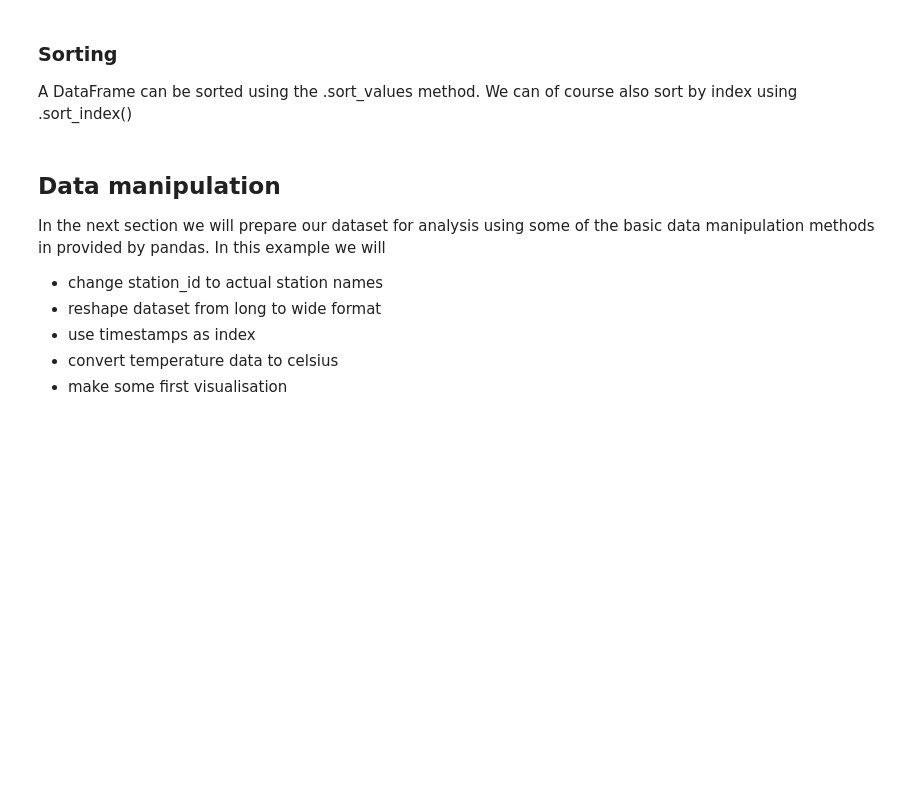
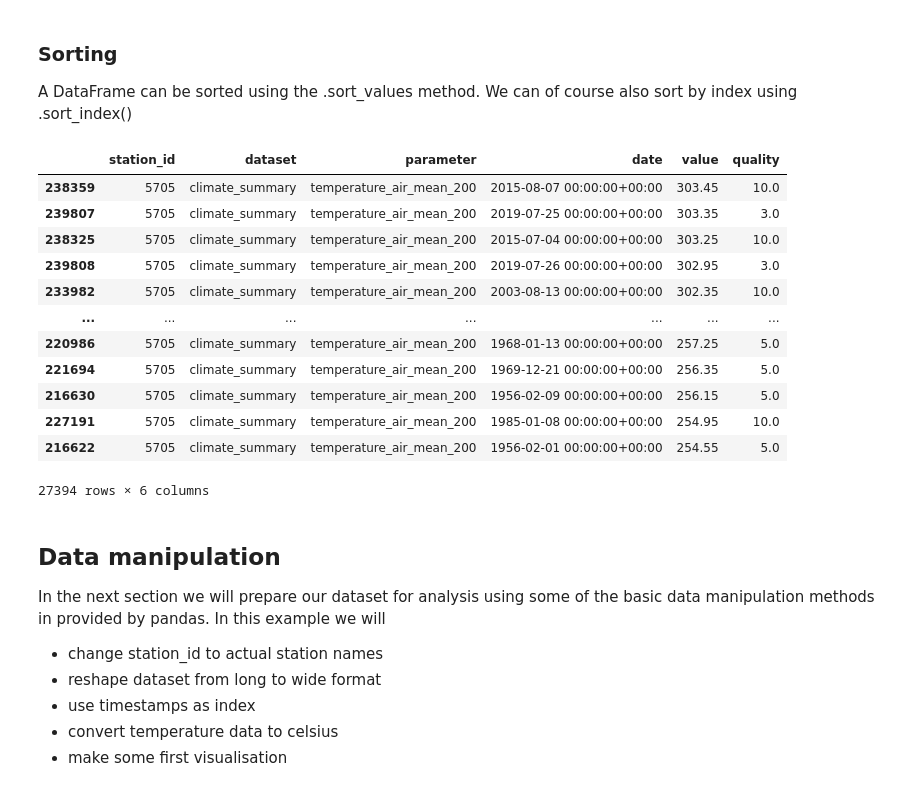
Before and after one commit to Subarno2098/EAGLE-GitHub, a Jupyter notebook: Spatial_Python_2023/02_DataAnalysis.ipynb, the cells around one changed output. Drawn from its saved outputs; the diff is of its cells as text; code cells hidden in the pictures; blank space fills up the shorter version.

```diff
--- a/Spatial_Python_2023/02_DataAnalysis.ipynb
+++ b/Spatial_Python_2023/02_DataAnalysis.ipynb
@@ -103,7 +155,7 @@ Much more often, you'll have a dataset you want to read into a DataFrame. Lets r
 # %%
 import pandas as pd
 
-df = pd.read_csv('../Data/nonspatial/station_data.csv', sep=',')
+df = pd.read_csv('station_data.csv', sep=',')
 df
 # %% [output]
 |  | station_id | dataset | parameter | date | value | quality |
@@ -327,9 +453,23 @@ A DataFrame can be sorted using the .sort_values method. We can of course also s
 # %%
 
 temp_wue = df.loc[(df['station_id'] == 5705) & (df['parameter'] == 'temperature_air_mean_200') ]
 
-temp_wue.sort_values(by = 'value')                   #Order rows by values of a column (low to high).
+# temp_wue.sort_values(by = 'value')                   #Order rows by values of a column (low to high).
 temp_wue.sort_values(by = 'value', ascending=False)   #Order rows by values of a column (high to low).
+# %% [output]
+|  | station_id | dataset | parameter | date | value | quality |
+| 238359 | 5705 | climate_summary | temperature_air_mean_200 | 2015-08-07 00:00:00+00:00 | 303.45 | 10.0 |
+| 239807 | 5705 | climate_summary | temperature_air_mean_200 | 2019-07-25 00:00:00+00:00 | 303.35 | 3.0 |
+| 238325 | 5705 | climate_summary | temperature_air_mean_200 | 2015-07-04 00:00:00+00:00 | 303.25 | 10.0 |
+| 239808 | 5705 | climate_summary | temperature_air_mean_200 | 2019-07-26 00:00:00+00:00 | 302.95 | 3.0 |
+| 233982 | 5705 | climate_summary | temperature_air_mean_200 | 2003-08-13 00:00:00+00:00 | 302.35 | 10.0 |
+| ... | ... | ... | ... | ... | ... | ... |
+| 220986 | 5705 | climate_summary | temperature_air_mean_200 | 1968-01-13 00:00:00+00:00 | 257.25 | 5.0 |
+| 221694 | 5705 | climate_summary | temperature_air_mean_200 | 1969-12-21 00:00:00+00:00 | 256.35 | 5.0 |
+| 216630 | 5705 | climate_summary | temperature_air_mean_200 | 1956-02-09 00:00:00+00:00 | 256.15 | 5.0 |
+| 227191 | 5705 | climate_summary | temperature_air_mean_200 | 1985-01-08 00:00:00+00:00 | 254.95 | 10.0 |
+| 216622 | 5705 | climate_summary | temperature_air_mean_200 | 1956-02-01 00:00:00+00:00 | 254.55 | 5.0 |
+27394 rows × 6 columns
 # %% [markdown]
 ## Data manipulation
 
```
Also changed, not shown: parts of 39 cells of this notebook.
